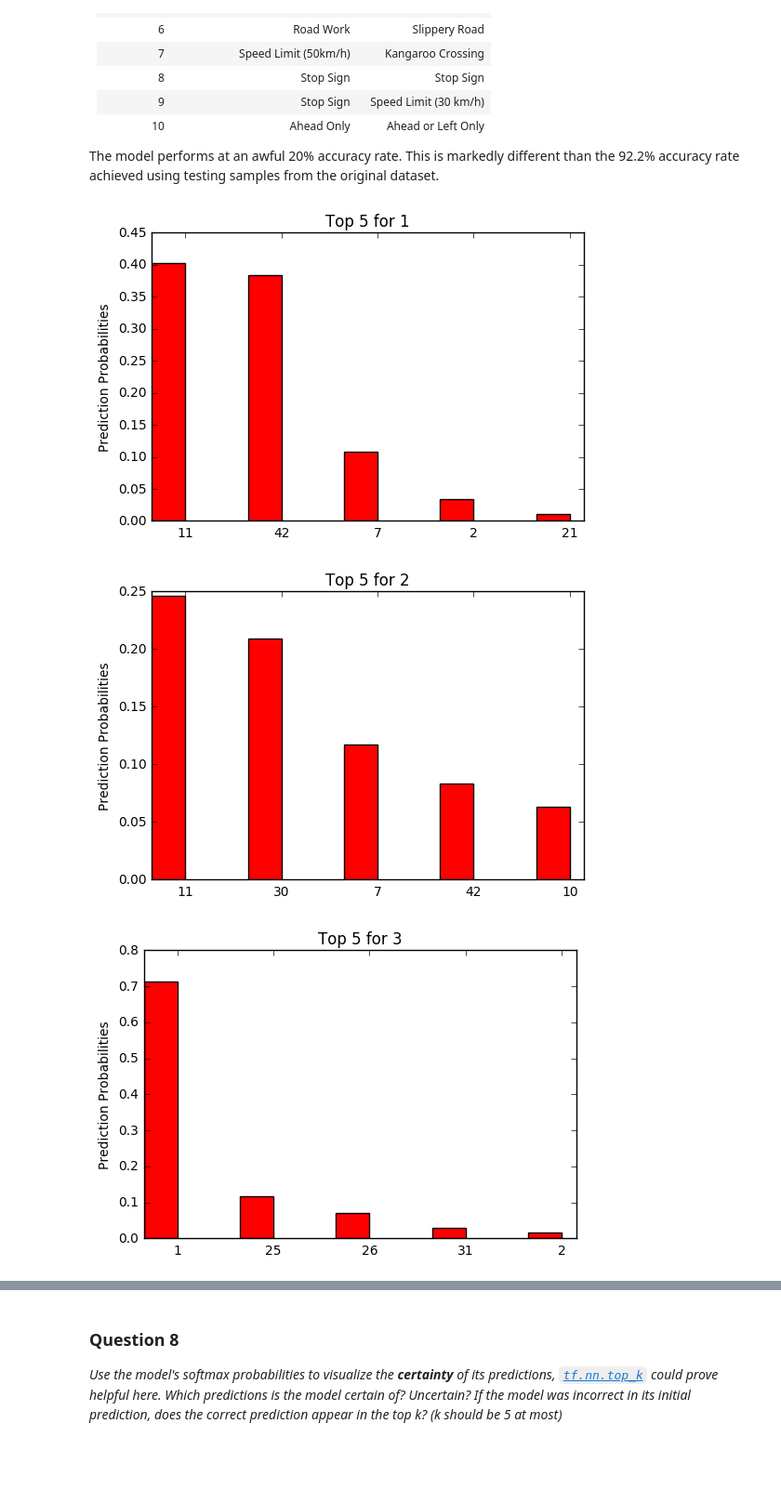
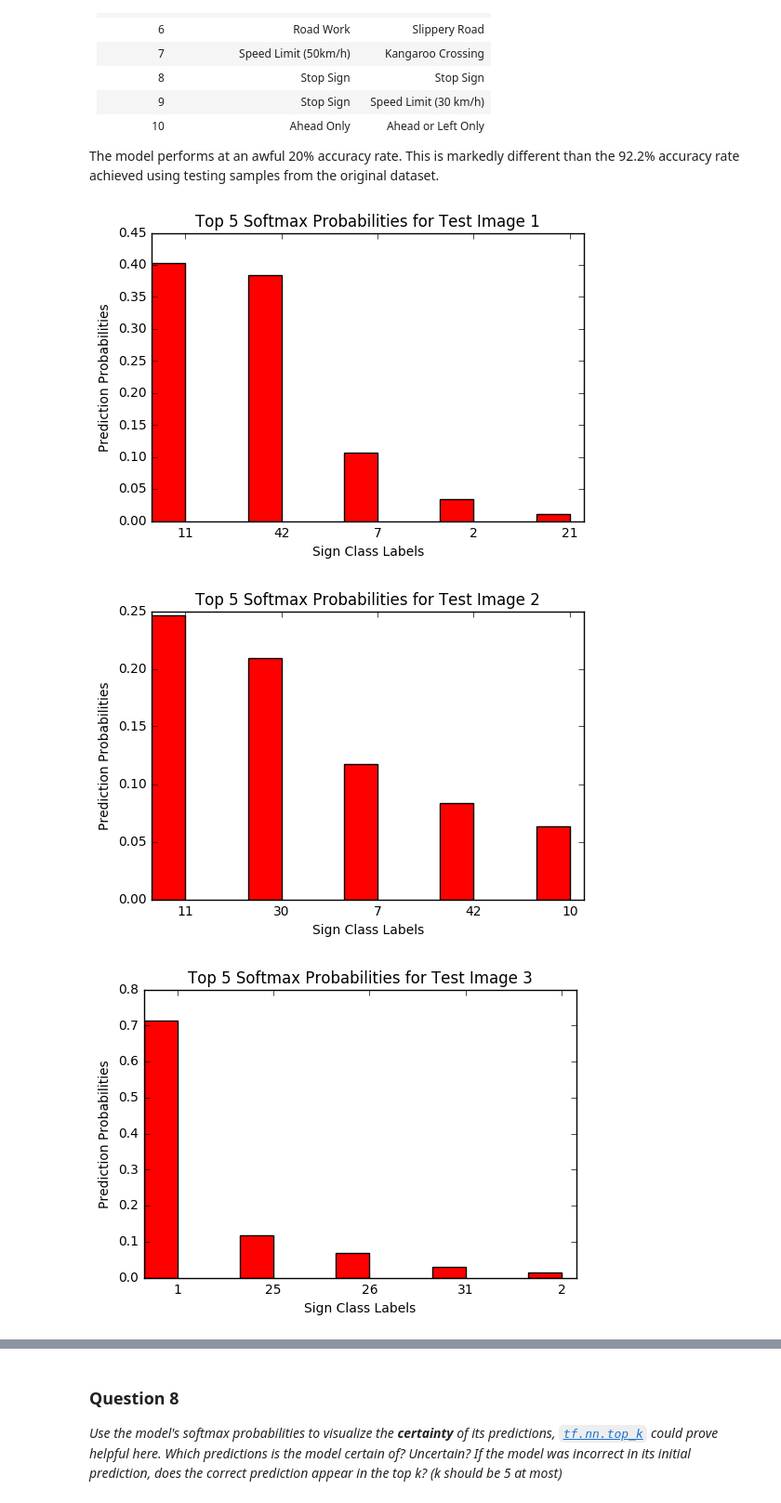
Before and after one commit to MWransky/traffic-signs, a Jupyter notebook: Traffic_Signs_Recognition.ipynb, the cells around one changed output, grey strips where cells are left out. Shown at 93% size. Cells and saved outputs as stored; diff of their text form; code cells hidden in the pictures; blank space fills up the shorter version.

Commit message:
updated top 5 prob bar chart labels

```diff
--- a/Traffic_Signs_Recognition.ipynb
+++ b/Traffic_Signs_Recognition.ipynb
@@ -594,20 +592,21 @@ top_k_indices = top_k[1]
 # %%
 ### Visualize the softmax probabilities
 N = 5
 
 ind = np.arange(N)  # the x locations for the values
 width = 0.35       # the width of the bars
 
 for i in range(10):
     plt.figure(i)
     values = top_k_values[i]
     plt.bar(ind, values, width, color='r')
     plt.ylabel('Prediction Probabilities')
-    plt.title('Top 5 for {}'.format(str(i+1)))
+    plt.xlabel('Sign Class Labels')
+    plt.title('Top 5 Softmax Probabilities for Test Image {}'.format(str(i+1)))
     plt.xticks(ind+width, tuple(top_k_indices[i]))
 
 plt.show()
 # %% [output]
-[figure, old version]
+[figure, new version]
-[figure, old version]
+[figure, new version]
-[figure, old version]
+[figure, new version]
```
Also changed, not shown: parts of 2 cells of this notebook.
